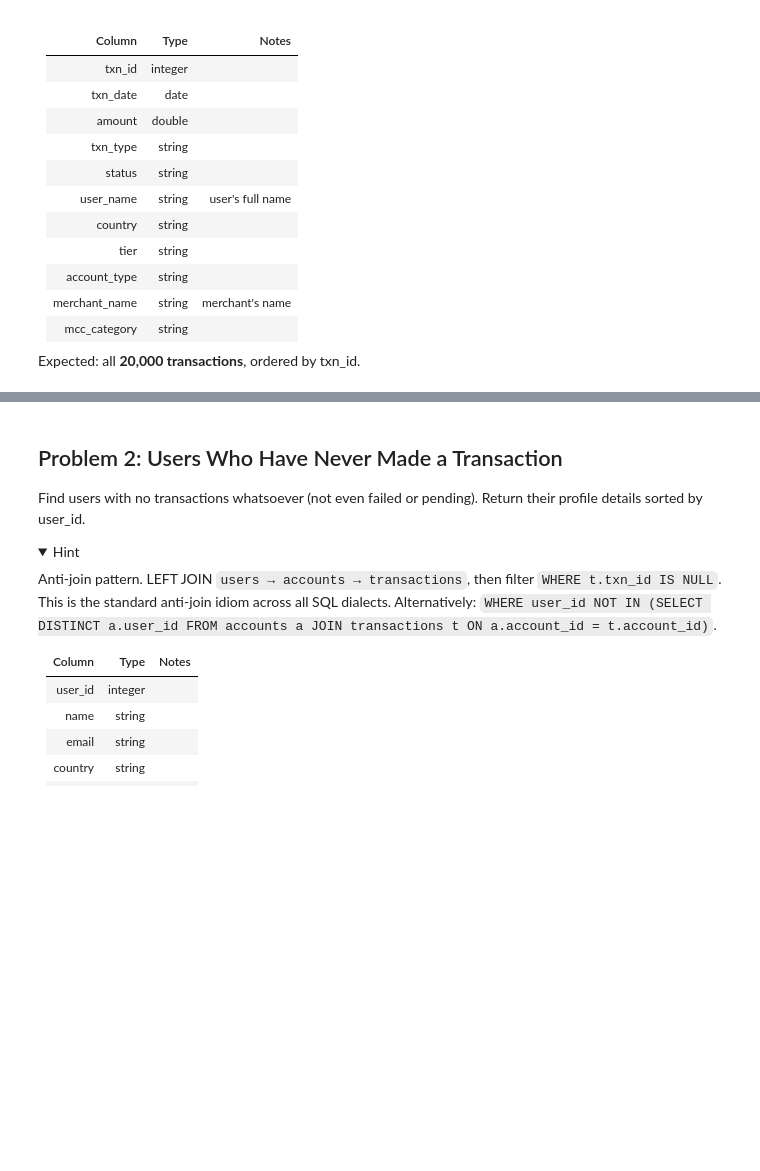
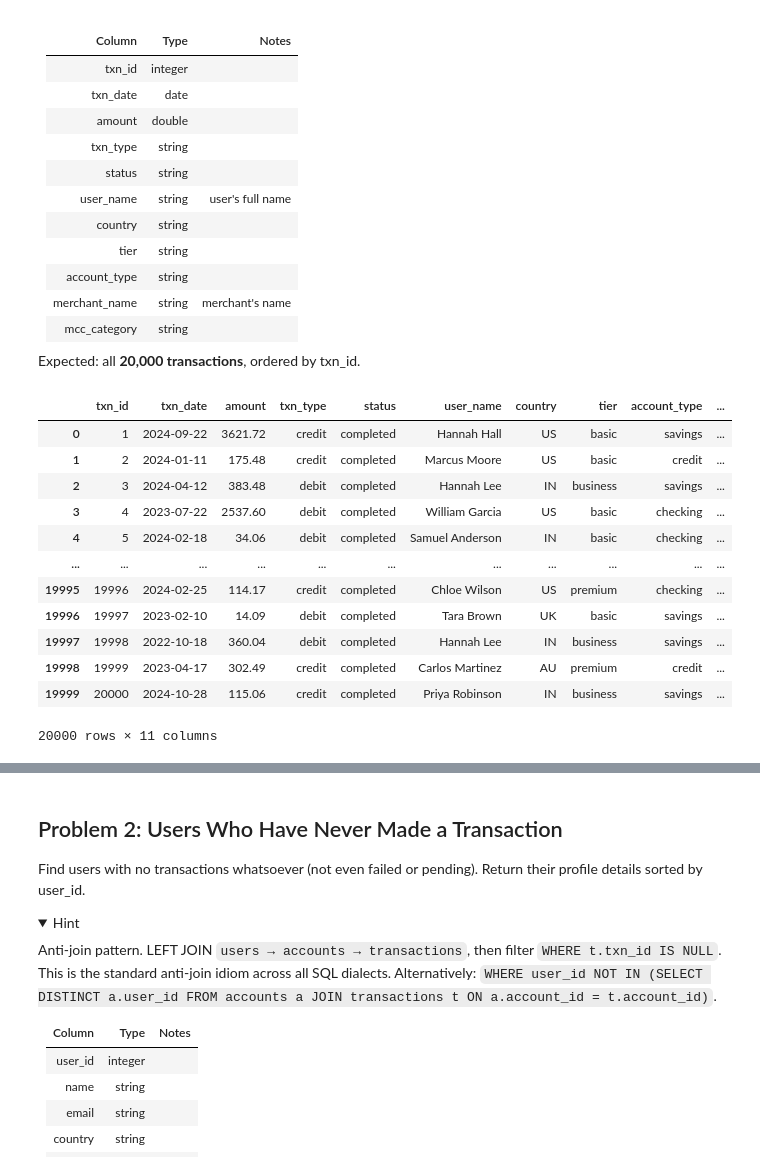
Before and after one commit to arunpandian7/datapy-gym, a Jupyter notebook: sql/sessions/2026-06-04/03_joins.ipynb, the cells around one changed output, grey strips where cells are left out. Cells and saved outputs as stored; diff of their text form; code cells hidden in the pictures; folded sections open; blank space fills up the shorter version.

Commit message:
session: 5th June 2026 - SQL Joins

```diff
--- a/sql/sessions/2026-06-04/03_joins.ipynb
+++ b/sql/sessions/2026-06-04/03_joins.ipynb
@@ -64,5 +102,37 @@ Chain four INNER JOINs: `transactions → accounts` (on account_id) `→ users`
 Expected: all **20,000 transactions**, ordered by txn_id.
 # %%
 %%solution 1
+
+SELECT
+txn_id,
+txn_date,
+amount,
+txn_type,
+txn.status,
+users.name AS user_name,
+users.country,
+tier,
+account_type,
+mr.name AS merchant_name,
+mcc_category
+FROM transactions txn
+JOIN merchants mr ON txn.merchant_id = mr.merchant_id
+JOIN accounts acc ON txn.account_id = acc.account_id
+JOIN users ON acc.user_id = users.user_id
+ORDER BY txn_id
+# %% [output]
+|  | txn_id | txn_date | amount | txn_type | status | user_name | country | tier | account_type | ... |
+| 0 | 1 | 2024-09-22 | 3621.72 | credit | completed | Hannah Hall | US | basic | savings | ... |
+| 1 | 2 | 2024-01-11 | 175.48 | credit | completed | Marcus Moore | US | basic | credit | ... |
+| 2 | 3 | 2024-04-12 | 383.48 | debit | completed | Hannah Lee | IN | business | savings | ... |
+| 3 | 4 | 2023-07-22 | 2537.60 | debit | completed | William Garcia | US | basic | checking | ... |
+| 4 | 5 | 2024-02-18 | 34.06 | debit | completed | Samuel Anderson | IN | basic | checking | ... |
+| ... | ... | ... | ... | ... | ... | ... | ... | ... | ... | ... |
+| 19995 | 19996 | 2024-02-25 | 114.17 | credit | completed | Chloe Wilson | US | premium | checking | ... |
+| 19996 | 19997 | 2023-02-10 | 14.09 | debit | completed | Tara Brown | UK | basic | savings | ... |
+| 19997 | 19998 | 2022-10-18 | 360.04 | debit | completed | Hannah Lee | IN | business | savings | ... |
+| 19998 | 19999 | 2023-04-17 | 302.49 | credit | completed | Carlos Martinez | AU | premium | credit | ... |
+| 19999 | 20000 | 2024-10-28 | 115.06 | credit | completed | Priya Robinson | IN | business | savings | ... |
+20000 rows × 11 columns
 # %%
 checker.p1(solution_1)  # type: ignore[name-defined]  # noqa: F821
```
Also changed, not shown: parts of 9 cells of this notebook.
